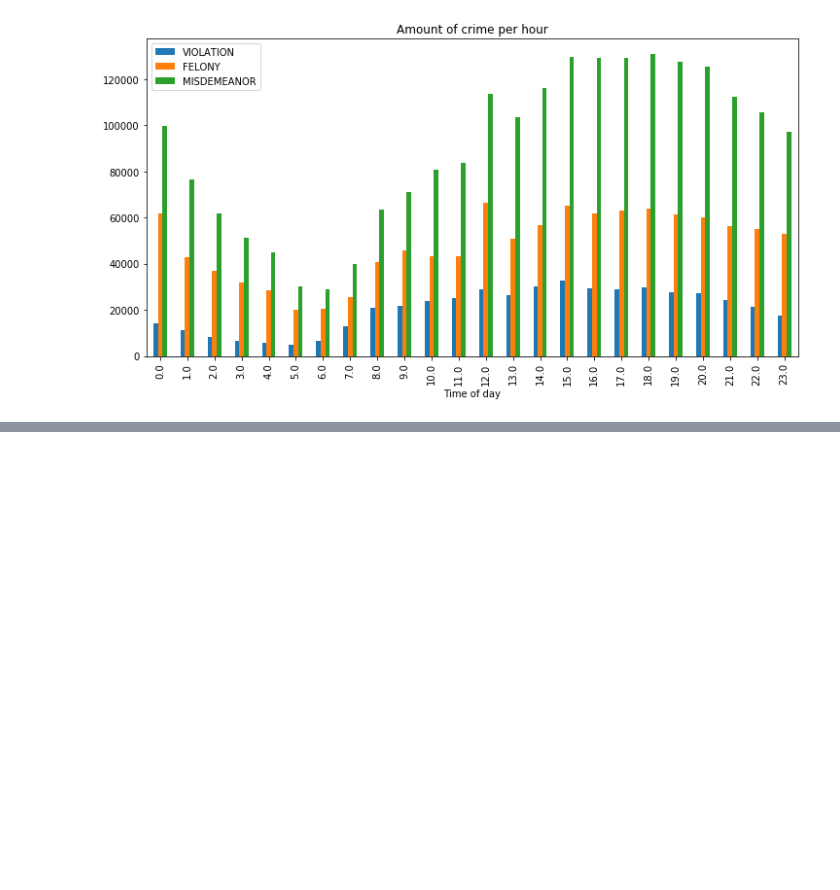
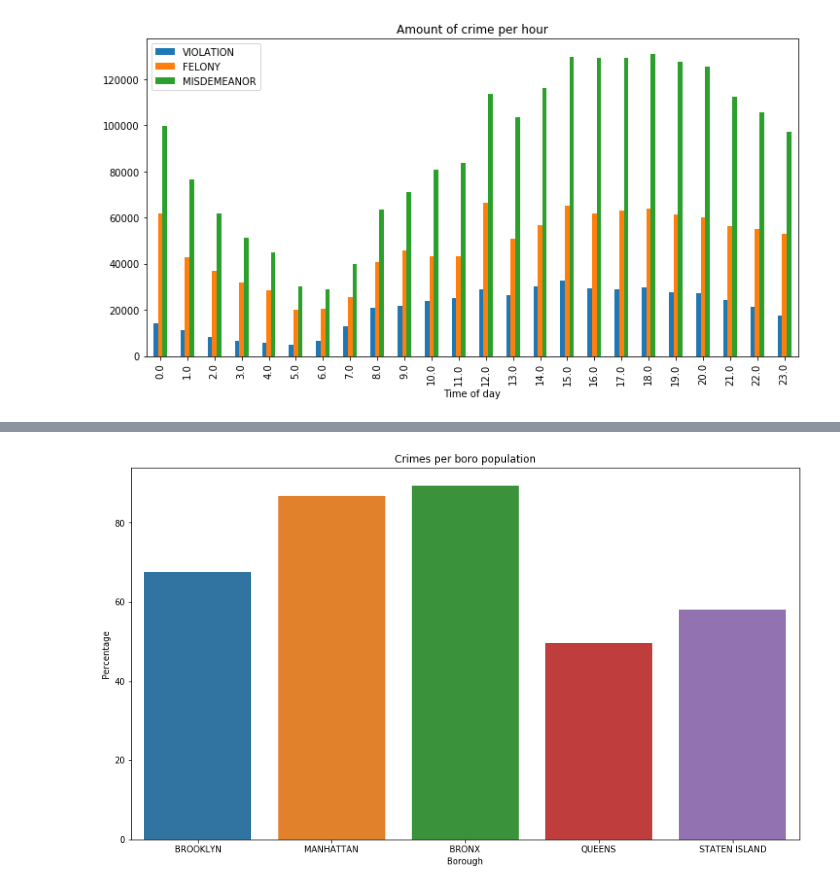
Before and after one commit to wilfy9249/Capstone-Fall-18, a Jupyter notebook: Python Notebook/NYC_Crimes_DataVisualization.ipynb, the cells around one changed output, grey strips where cells are left out. Saved outputs shown, nothing was run; the diff lists cells and outputs as text; code cells hidden in the pictures; blank space fills up the shorter version.

```diff
--- a/Python Notebook/NYC_Crimes_DataVisualization.ipynb
+++ b/Python Notebook/NYC_Crimes_DataVisualization.ipynb
@@ -126,0 +140,4 @@ plt.show()
+# %%
+b1 = crimesByBoro['BORO_NM'].value_counts()
+borough1 = pd.DataFrame(b1).reset_index()
+borough1.columns=['Borough','Crimes']
@@ -126,0 +153,6 @@ plt.show()
+# %%
+boro_pop = { 'Borough': ['BROOKLYN','MANHATTAN','BRONX','QUEENS','STATEN ISLAND'],
+             'Mean Population': [brookylnPop,manhattanPop,bronxPop,queensPop,statIslandPop]
+           }
+# %%
+boro_pop_df = pd.DataFrame(boro_pop)
@@ -126,0 +168,2 @@ plt.show()
+# %%
+boro_crimes = borough1.merge(boro_pop_df, on='Borough')
@@ -126,0 +179,11 @@ plt.show()
+# %%
+boro_crimes['Crime_per_pop'] =  (boro_crimes['Crimes'] / boro_crimes['Mean Population'])*100
+
+a4_dims = (14, 8)
+fig, ax = plt.subplots(figsize=a4_dims)
+sns.barplot(x='Borough', y='Crime_per_pop', data=boro_crimes, ax=ax)
+plt.ylabel('Percentage')
+plt.title('Crimes per boro population')
+plt.show()
+# %% [output]
+[figure, added]
```
Also changed, not shown: parts of 7 cells of this notebook.
